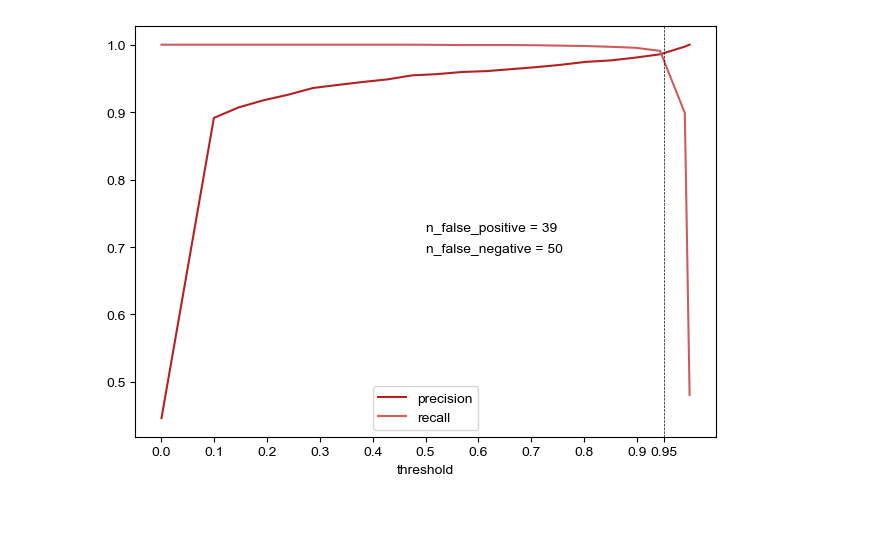
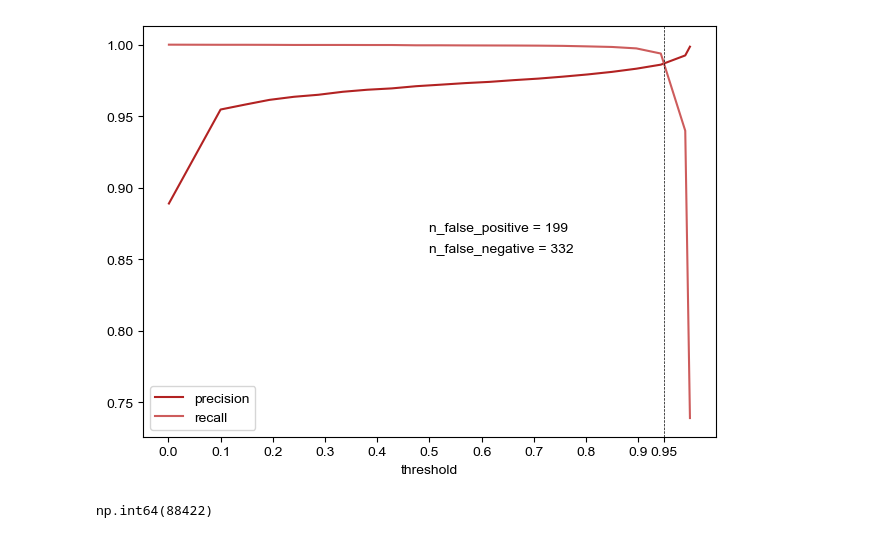
Before and after one commit to pipparichter/frugal, a Jupyter notebook: notebooks/results.ipynb, the cells around one changed output. Drawn from its saved outputs; the diff is of its cells as text; code cells hidden in the pictures.

```diff
--- a/notebooks/results.ipynb
+++ b/notebooks/results.ipynb
@@ -100,32 +103,32 @@ def figure_2(results_df, threshold:float=0.99):
     max_threshold = results_df.model_output_0.max() - 1e-3
 
     thresholds = [min_threshold] + list(np.linspace(0.1, 0.99, 20)) + [max_threshold]
     ax_df = pd.DataFrame(index=np.arange(len(thresholds)))
     ax_df['threshold'] = thresholds
     ax_df['precision'] = [precision(results_df, class_=0, threshold=threshold) for threshold in thresholds]
     ax_df['recall'] = [recall(results_df, class_=0, threshold=threshold) for threshold in thresholds]
 
     fig, ax = plt.subplots()
 
     sns.lineplot(data=ax_df, ax=ax, x='threshold', y='precision', label='precision', color='firebrick')
     sns.lineplot(data=ax_df, ax=ax, x='threshold', y='recall', label='recall', color='indianred')
     ax.axvline(threshold, color='black', linewidth=0.5, linestyle='--')
 
     n_fn = ((results_df.model_output_0 > threshold) & (results_df.label == 1)).sum()
     n_fp = ((results_df.model_output_0 <= threshold) & (results_df.label == 0)).sum()
     ax.text(0.5, 0.5, f'n_false_positive = {n_fp}', transform=ax.transAxes)
     ax.text(0.5, 0.45, f'n_false_negative = {n_fn}', transform=ax.transAxes)
 
     ax.set_ylabel('')
     x_ticks = sorted(list(np.arange(10) / 10) + [threshold])
     ax.set_xticks(x_ticks, labels=x_ticks)
 
     fig.tight_layout()
     plt.show()
 
-figure_2(test_results_df, threshold=0.95)
+figure_2(results_df, threshold=0.95)
 
 # False negative is when a sequence is classified spurious, but is real (these are the most concerning)
 # False positive is when a sequence is classified real, but is spurious.
 # %% [output]
-[figure, old version]
+[figure, new version]
@@ -131,0 +141,5 @@ figure_2(test_results_df, threshold=0.95)
+# %%
+dataset_df = pd.read_csv('../data/datasets/dataset.csv', index_col=0)
+dataset_df.index.duplicated().sum()
+# %% [output]
+np.int64(88422)
```
Also changed, not shown: parts of 11 cells of this notebook, 5 other files.
